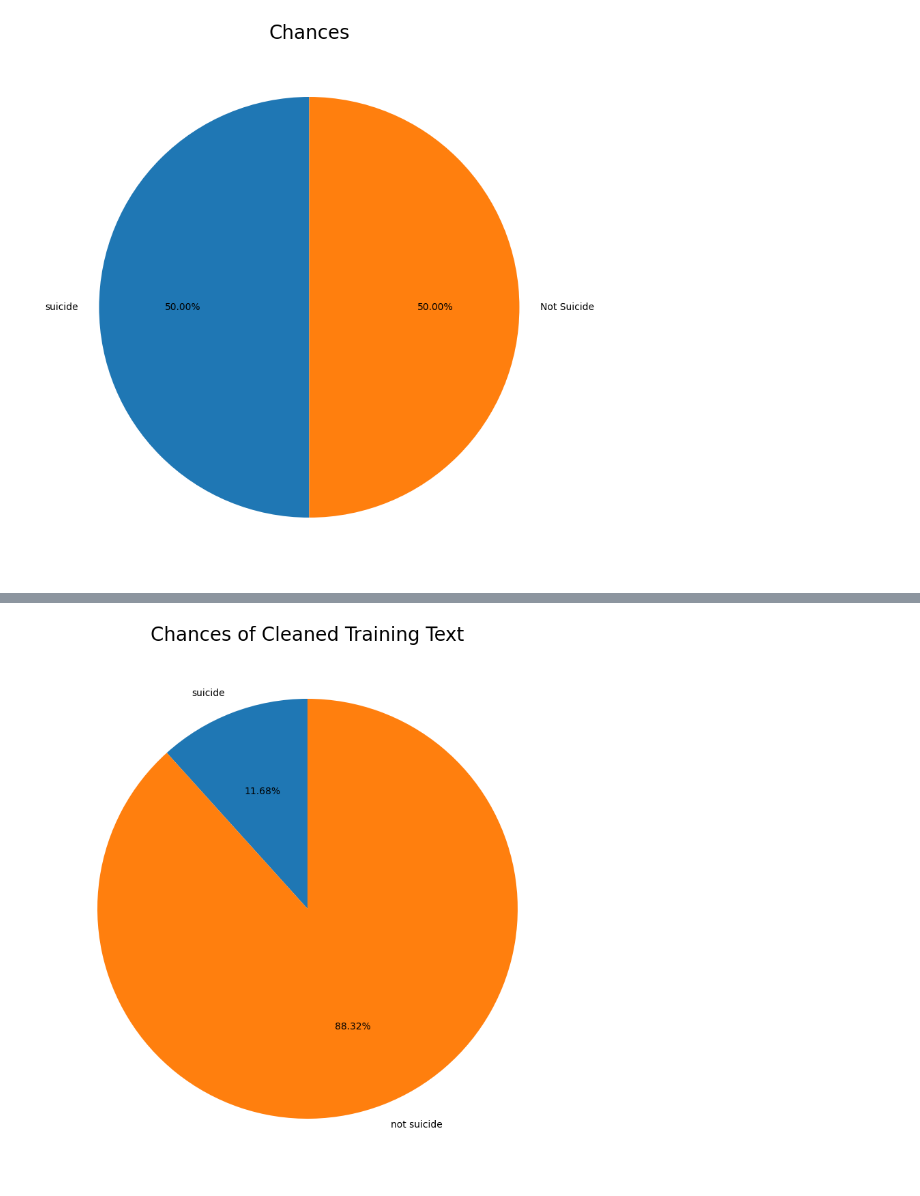
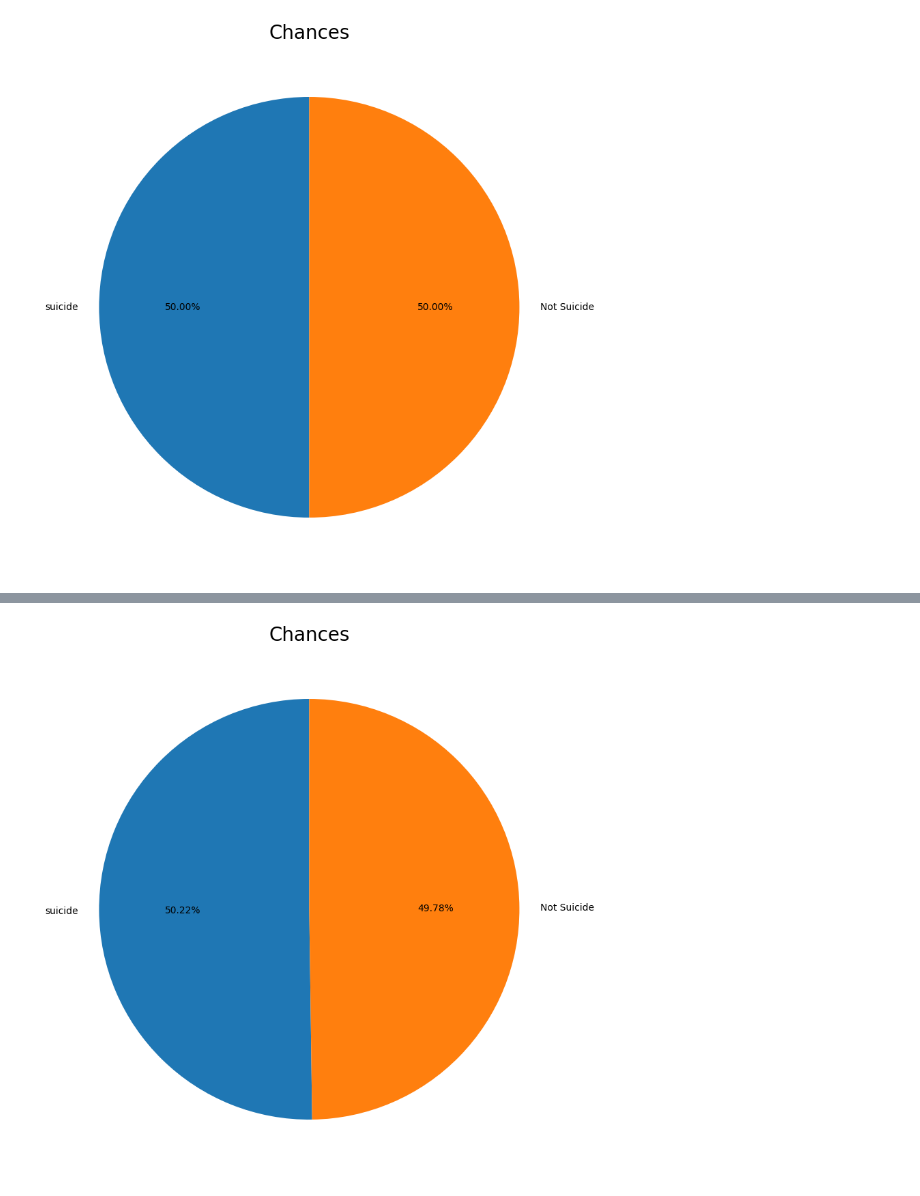
Before and after one commit to SamanthaGuillemette/SOEN471-PROJECT, a Jupyter notebook: TestFile.ipynb, the cells around one changed output, grey strips where cells are left out. Drawn from its saved outputs; the diff is of its cells as text; code cells hidden in the pictures.

```diff
--- a/TestFile.ipynb
+++ b/TestFile.ipynb
@@ -67,17 +81,10 @@ train_data,test_data=dms.train_test_split(dask,test_size=0.2,random_state=10, sh
+# %%
+plt.figure(figsize=(12,10))
+plt.pie(test_counts.values, startangle=90, autopct='%0.2f%%', labels=['suicide','Not Suicide'])
+plt.title('Chances',fontdict={'size':20})
+plt.show()
+# %% [output]
+[figure, added]
 # %%
 cleaned_train_text,train_text_length=clean_text(train_data.text.compute())
 cleaned_test_text,test_text_length=clean_text(test_data.text.compute())
-# %%
-# Count the number of texts containing the word "suicide" in the cleaned training data
-suicide_count = sum("suicide" in text for text in cleaned_train_text)
-
-# Count the number of texts not containing the word "suicide" in the cleaned training data
-not_suicide_count = len(cleaned_train_text) - suicide_count
-
-# Create a pie plot of the counts
-plt.figure(figsize=(12,10))
-plt.pie([suicide_count, not_suicide_count], startangle=90, autopct='%0.2f%%', labels=['suicide', 'not suicide'])
-plt.title('Chances of Cleaned Training Text', fontdict={'size':20})
-plt.show()
-# %% [output]
-[figure, removed]
```
Also changed, not shown: parts of 4 cells of this notebook.
